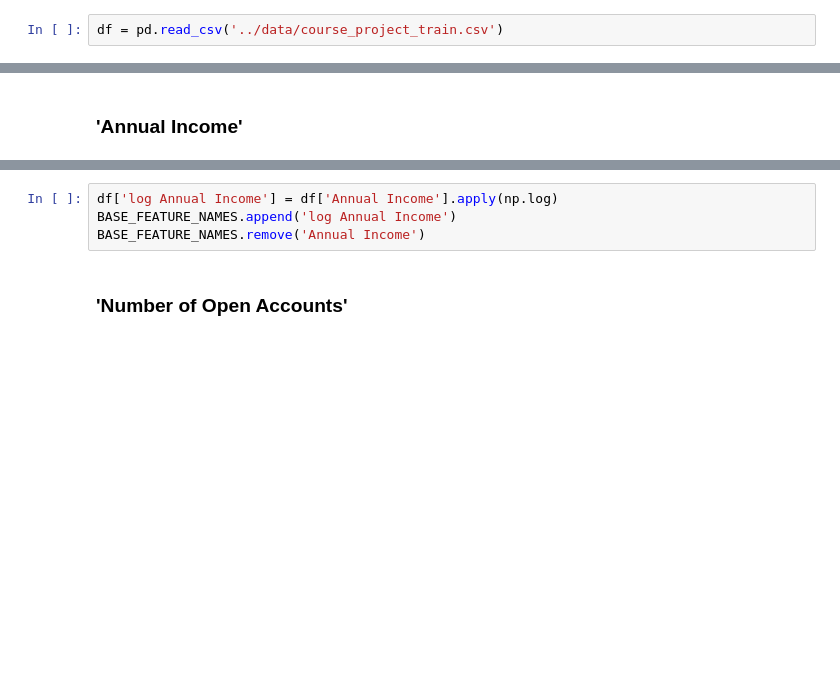
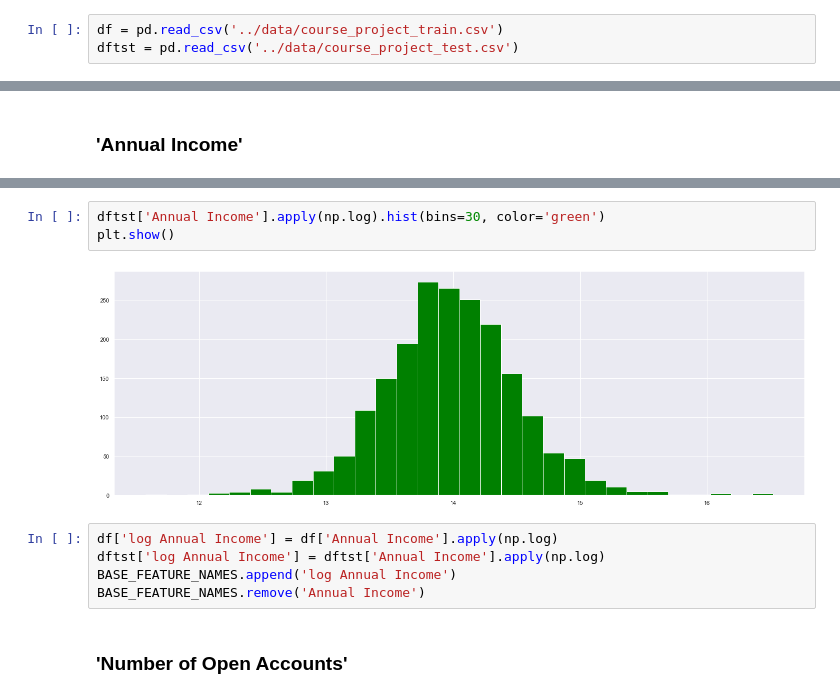
Before and after one commit to VadimGrishin/BinClass_GB, a Jupyter notebook: default_predict_project.ipynb, the cells around one changed output, grey strips where cells are left out. Drawn from its saved outputs; the diff is of its cells as text; blank space fills up the shorter version.

```diff
--- a/default_predict_project.ipynb
+++ b/default_predict_project.ipynb
@@ -12,6 +12,7 @@ import warnings
 warnings.filterwarnings('ignore')
 # %%
 df = pd.read_csv('../data/course_project_train.csv')
+dftst = pd.read_csv('../data/course_project_test.csv')
 # %%
 df.info()
 # %% [output]
@@ -139,5 +140,11 @@ plt.show()
+# %%
+dftst['Annual Income'].apply(np.log).hist(bins=30, color='green')
+plt.show()
+# %% [output]
+[figure, added]
 # %%
 df['log Annual Income'] = df['Annual Income'].apply(np.log)
+dftst['log Annual Income'] = dftst['Annual Income'].apply(np.log)
 BASE_FEATURE_NAMES.append('log Annual Income')
 BASE_FEATURE_NAMES.remove('Annual Income')
 # %% [markdown]
```
Also changed, not shown: parts of 60 cells of this notebook.
